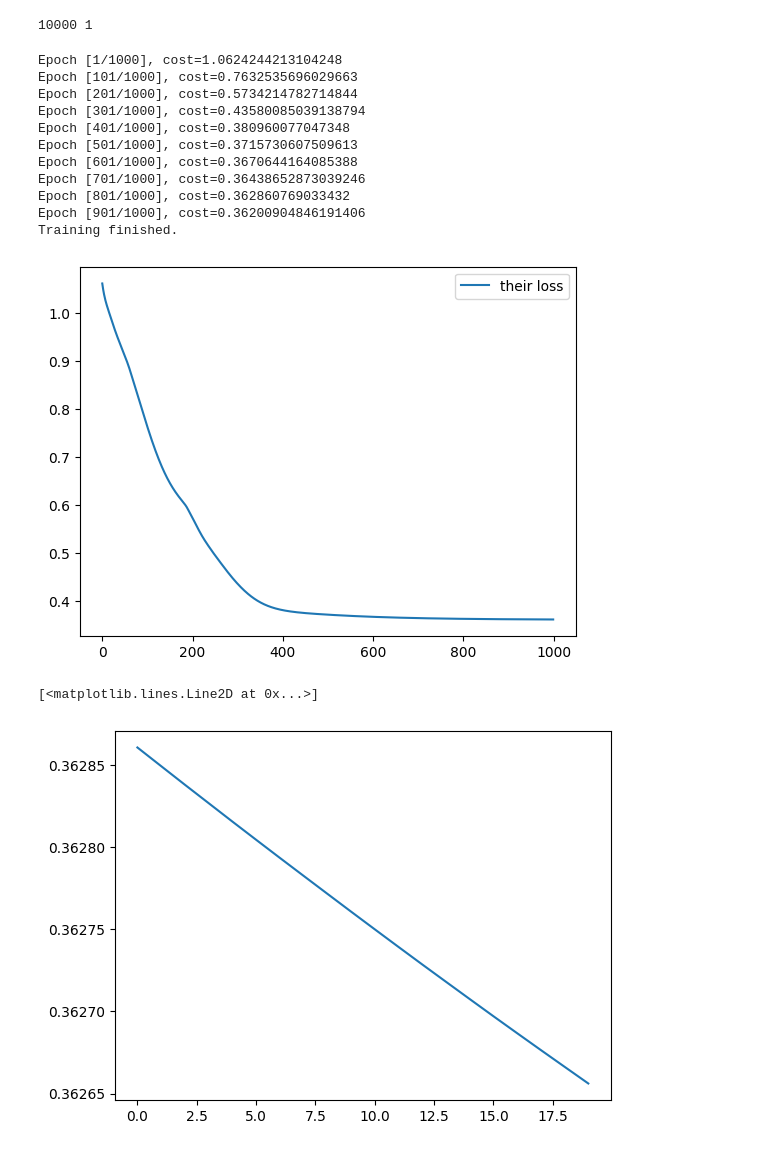
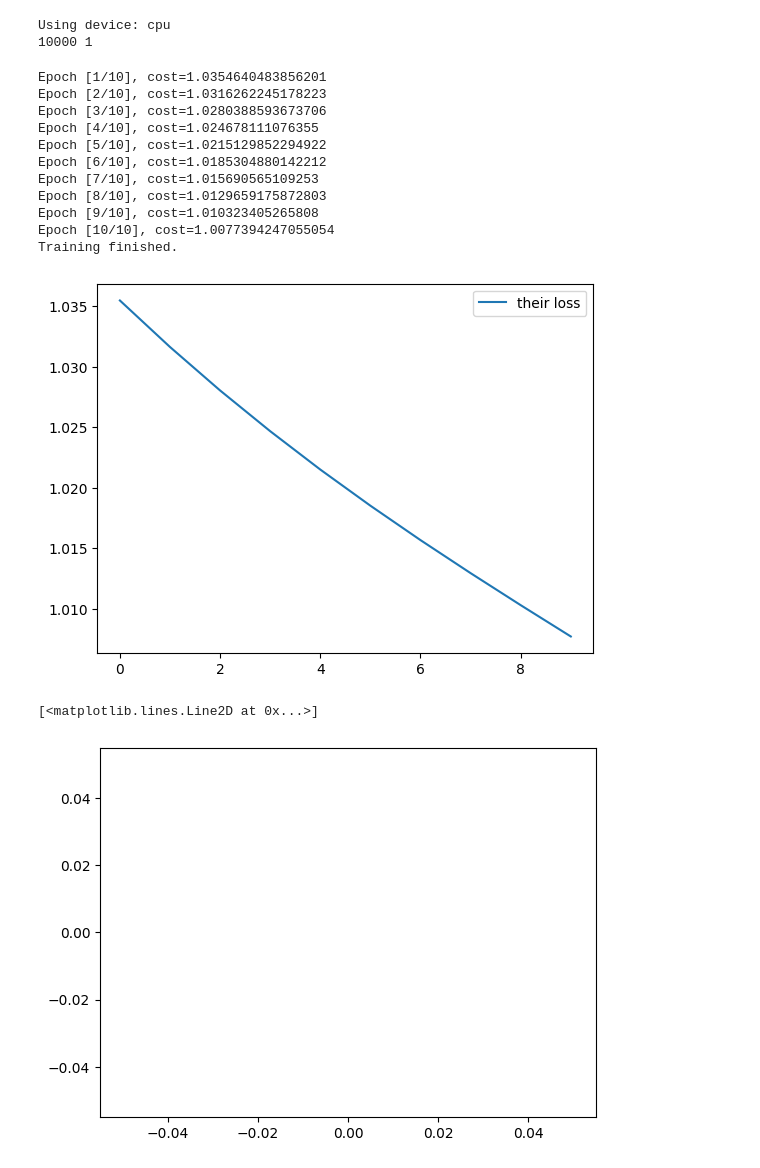
Before and after one commit to stojkomilos/diffusion-implementation, a Jupyter notebook: 1.ipynb, the cells around one changed output. Cells and saved outputs as stored; diff of their text form; code cells hidden in the pictures.

```diff
--- a/1.ipynb
+++ b/1.ipynb
@@ -92,6 +92,9 @@ class MyDataset(Dataset):
     def __len__(self):
         return len(self.with_noise)
 
+device = torch.device('cuda' if torch.cuda.is_available() else 'cpu')
+print(f"Using device: {device}")
+
 T = 5
 my_dataset = MyDataset(T=T, beta_t=0.03, nr_channels=3, nr_unique_img_without_noise=100, grid_size=2, nr_noised_img_per_img_without_noise=100)
 
@@ -101,6 +104,7 @@ my_dataloader = DataLoader(my_dataset, batch_size=len(my_dataset), shuffle=True)
 
 print(len(my_dataset), len(my_dataloader))
 # %% [output]
+Using device: cpu
 10000 1
 # %%
 class DiffusionModel(nn.Module):
@@ -119,54 +123,57 @@ class DiffusionModel(nn.Module):
 
         return output
 
-model = DiffusionModel()
+model = DiffusionModel().to(device)
 criterion = nn.MSELoss()
 optimizer = optim.Adam(model.parameters(), lr=0.003)
 
-num_epochs = 1000
+num_epochs = 10
 
 cost_arr = []
 
 for epoch in range(num_epochs):
     model.train()
     running_loss = 0.0
     for with_noise, standard_normal in my_dataloader:
+        # TODO: put all data on GPU at once
+        with_noise, standard_normal = with_noise.to(device), standard_normal.to(device)
+
         optimizer.zero_grad()
 
         # Forward pass
         outputs = model(with_noise)
 
         loss = criterion(outputs, standard_normal)
 
         # Backward pass and optimization
         loss.backward()
         optimizer.step()
 
         running_loss += loss.item()
 
     if epoch % (num_epochs // 10) == 0:
         print(f'Epoch [{epoch+1}/{num_epochs}], cost={running_loss}')
 
     cost_arr.append(loss.item())
 
 print('Training finished.')
 
 plt.plot(cost_arr, label='their loss')
 plt.legend()
 plt.show()
 # %% [output]
-Epoch [1/1000], cost=1.0624244213104248
-Epoch [101/1000], cost=0.7632535696029663
-Epoch [201/1000], cost=0.5734214782714844
-Epoch [301/1000], cost=0.43580085039138794
-Epoch [401/1000], cost=0.380960077047348
-Epoch [501/1000], cost=0.3715730607509613
-Epoch [601/1000], cost=0.3670644164085388
-Epoch [701/1000], cost=0.36438652873039246
-Epoch [801/1000], cost=0.362860769033432
-Epoch [901/1000], cost=0.36200904846191406
+Epoch [1/10], cost=1.0354640483856201
+Epoch [2/10], cost=1.0316262245178223
+Epoch [3/10], cost=1.0280388593673706
+Epoch [4/10], cost=1.024678111076355
+Epoch [5/10], cost=1.0215129852294922
+Epoch [6/10], cost=1.0185304880142212
+Epoch [7/10], cost=1.015690565109253
+Epoch [8/10], cost=1.0129659175872803
+Epoch [9/10], cost=1.010323405265808
+Epoch [10/10], cost=1.0077394247055054
 Training finished.
-[figure, old version]
+[figure, new version]
 # %%
 plt.plot(cost_arr[800:820])
 # print(with_noise)
@@ -176,7 +183,7 @@ plt.plot(cost_arr[800:820])
 # visualize(standard_normal.view(my_dataset.grid_size, my_dataset.grid_size, 3))
 # %% [output]
 [<matplotlib.lines.Line2D at 0x...>]
-[figure, old version]
+[figure, new version]
 # %%
 def get_beta_t(t : int):
     return my_dataset.beta_t # temp
```
Also changed, not shown: parts of 1 cell of this notebook.
